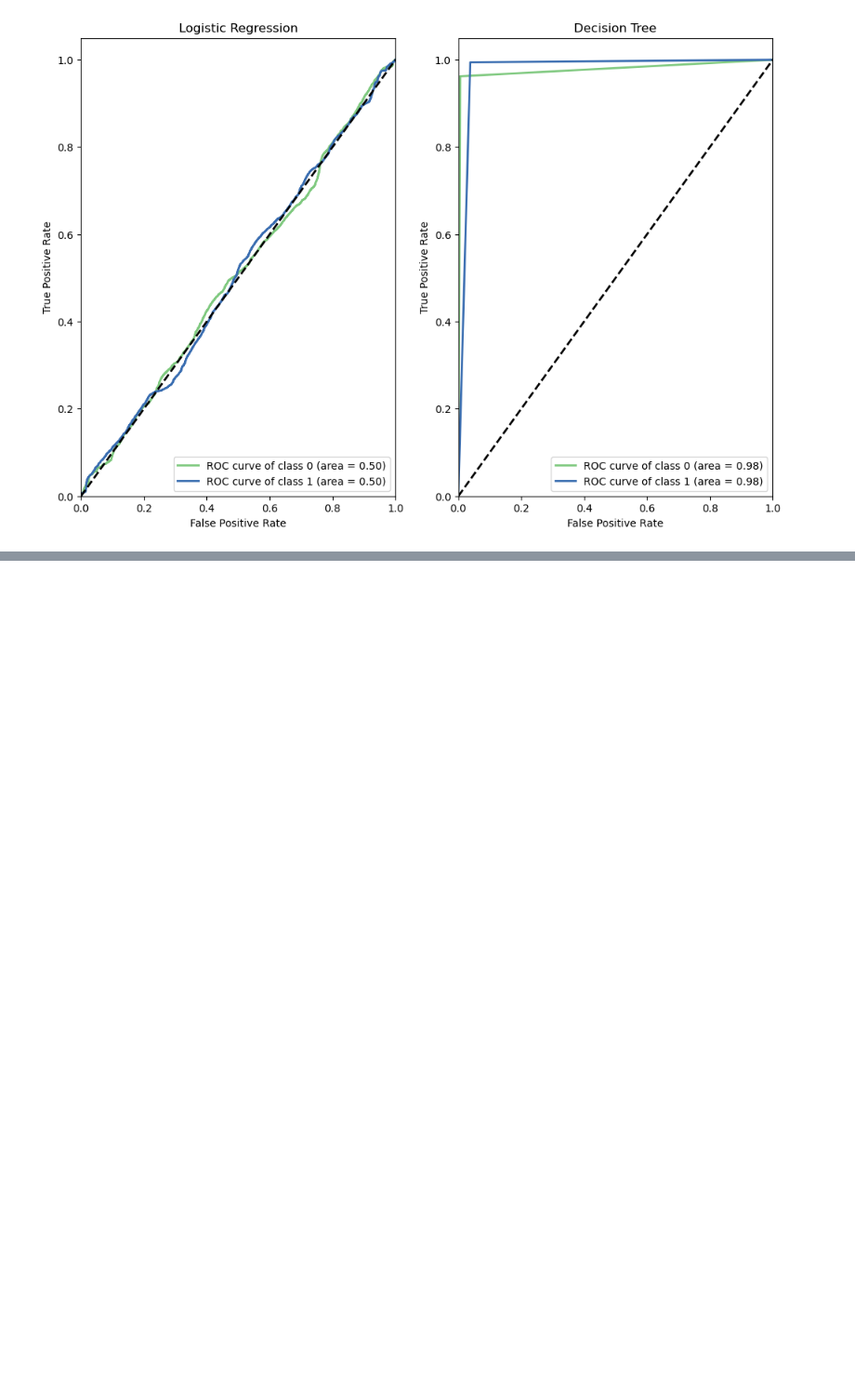
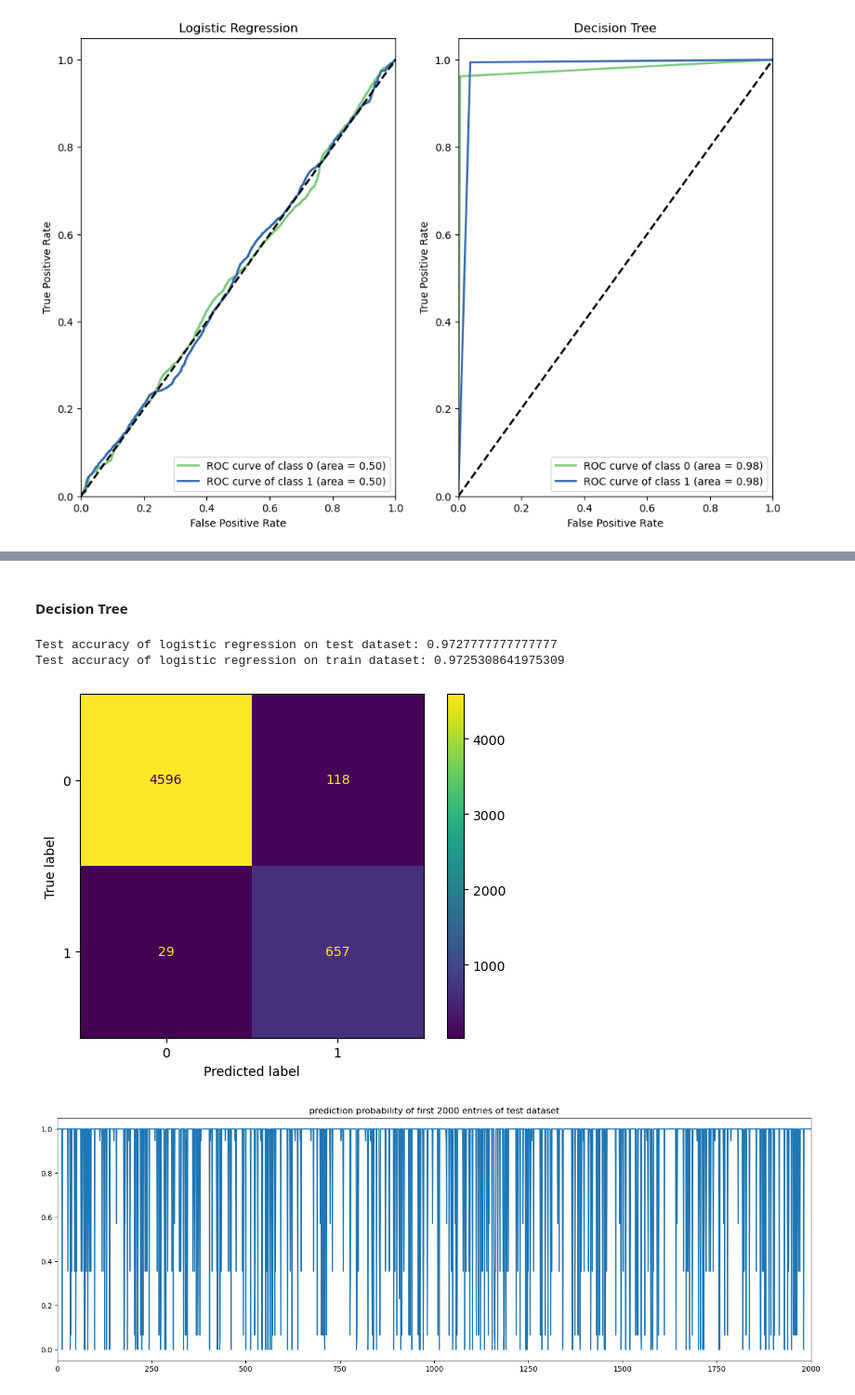
Before and after one commit to julie-vienne/faulty_buildy, a Jupyter notebook: main_analysis.ipynb, the cells around one changed output, grey strips where cells are left out. Shown at 93% size. Drawn from its saved outputs; the diff is of its cells as text; code cells hidden in the pictures; blank space fills up the shorter version.

```diff
--- a/main_analysis.ipynb
+++ b/main_analysis.ipynb
@@ -205,0 +269,13 @@ plt.show()
+# %% [markdown]
+#### Decision Tree
+# %%
+clf = train_classifier('decision_tree', X_train, y_train)
+test_accuracy(clf, X_test, y_test, X_train, y_train)
+plot_test_results(clf, X_test, y_test)
+# saved directly to working directory
+plot_decision_tree(clf, df, filename)
+# %% [output]
+Test accuracy of logistic regression on test dataset: 0.9727777777777777
+Test accuracy of logistic regression on train dataset: 0.9725308641975309
+[figure, added]
+[figure, added]
```
Also changed, not shown: parts of 39 cells of this notebook.
